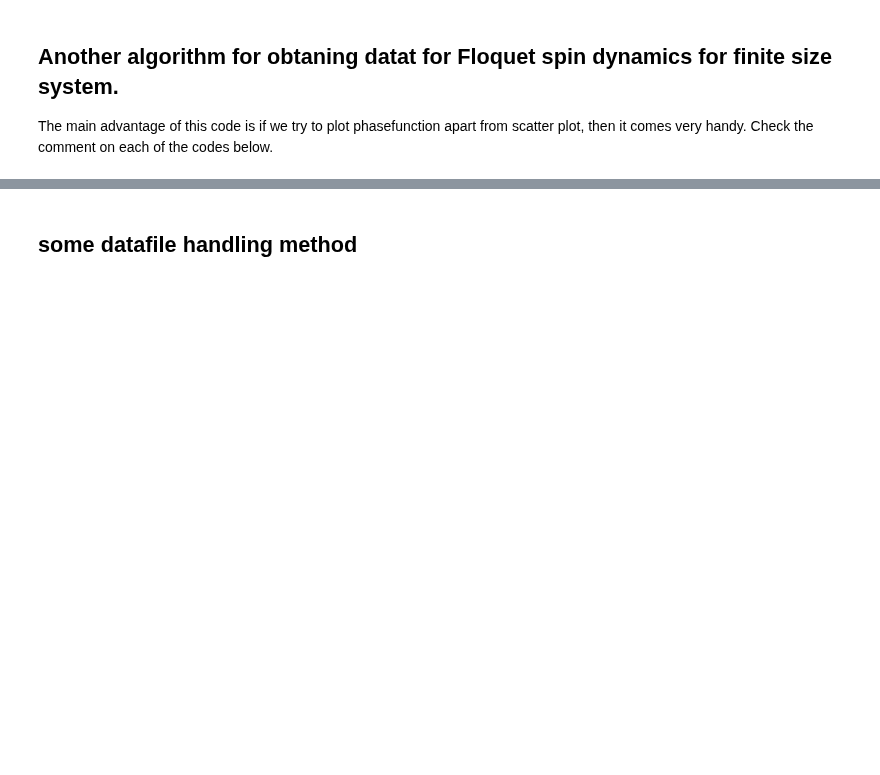
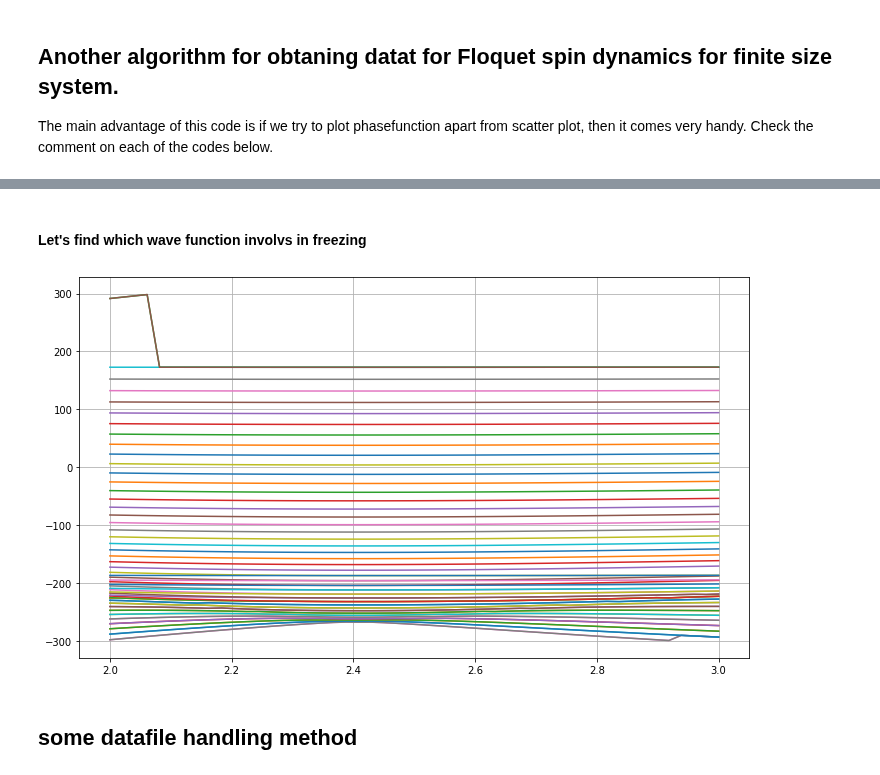
Before and after one commit to SuperStarCZ/floquet_theory, a Jupyter notebook: floquet_spin_dynamics.ipynb, the cells around one changed output, grey strips where cells are left out. Drawn from its saved outputs; the diff is of its cells as text; code cells hidden in the pictures; blank space fills up the shorter version.

```diff
--- a/floquet_spin_dynamics.ipynb
+++ b/floquet_spin_dynamics.ipynb
@@ -381,3 +385,31 @@ plt.show()
+# %% [markdown]
+#### Let's find which wave function involvs in freezing
+# %%
+# Here I have tried to use nearest valued phasefunction
+
+import matplotlib.pyplot as plt
+plt.figure(figsize = (12,7))
+def find_nearest(a, a0):
+    "Element in nd array `a` closest to the scalar value `a0`"
+    idx = np.abs(a - a0).argmin()
+    return a.flat[idx]
+
+prob = np.zeros(N+1)
+for j in range(N+1):
+    hh = np.zeros(hsteps)
+    ph = np.zeros(hsteps)
+    hh[0] = data1[0][0]
+    ph[0] = data1[0][1][j]
+    prev_ph = data1[0][1][j]
+    for i in range(1,hsteps):
+        hh[i] = data1[i][0]
+        ph[i] = find_nearest(data[i][1],np.array([prev_ph]))
+        prev_ph = ph[i]
+    plt.plot(2 * hh * kacN/omega ,ph)
+plt.grid()
+plt.show()
+# %% [output]
+[figure, added]
 # %% [markdown]
 ## some datafile handling method
 # %%
```
Also changed, not shown: parts of 6 cells of this notebook.
